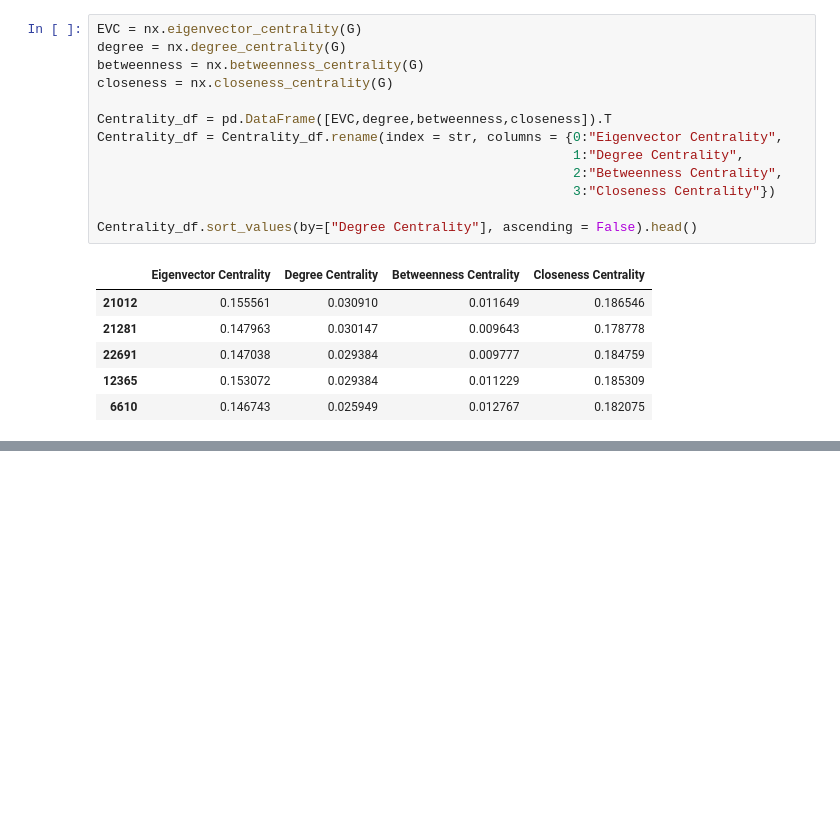
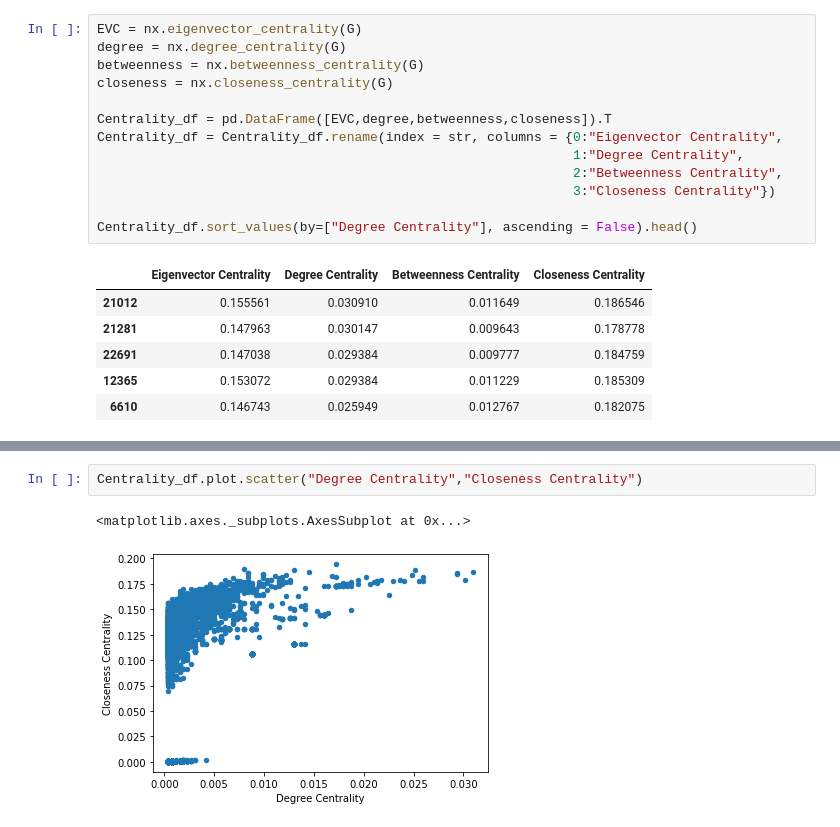
Before and after one commit to mharrisonbaker/DATA620, a Jupyter notebook: Untitled1.ipynb, the cells around one changed output, grey strips where cells are left out. Saved outputs shown, nothing was run; the diff lists cells and outputs as text; blank space fills up the shorter version.

```diff
--- a/Untitled1.ipynb
+++ b/Untitled1.ipynb
@@ -138,0 +178,5 @@ Centrality_df.sort_values(by=["Degree Centrality"], ascending = False).head()
+# %%
+Centrality_df.plot.scatter("Degree Centrality","Closeness Centrality")
+# %% [output]
+<matplotlib.axes._subplots.AxesSubplot at 0x...>
+[figure, added]
```
Also changed, not shown: parts of 9 cells of this notebook.
